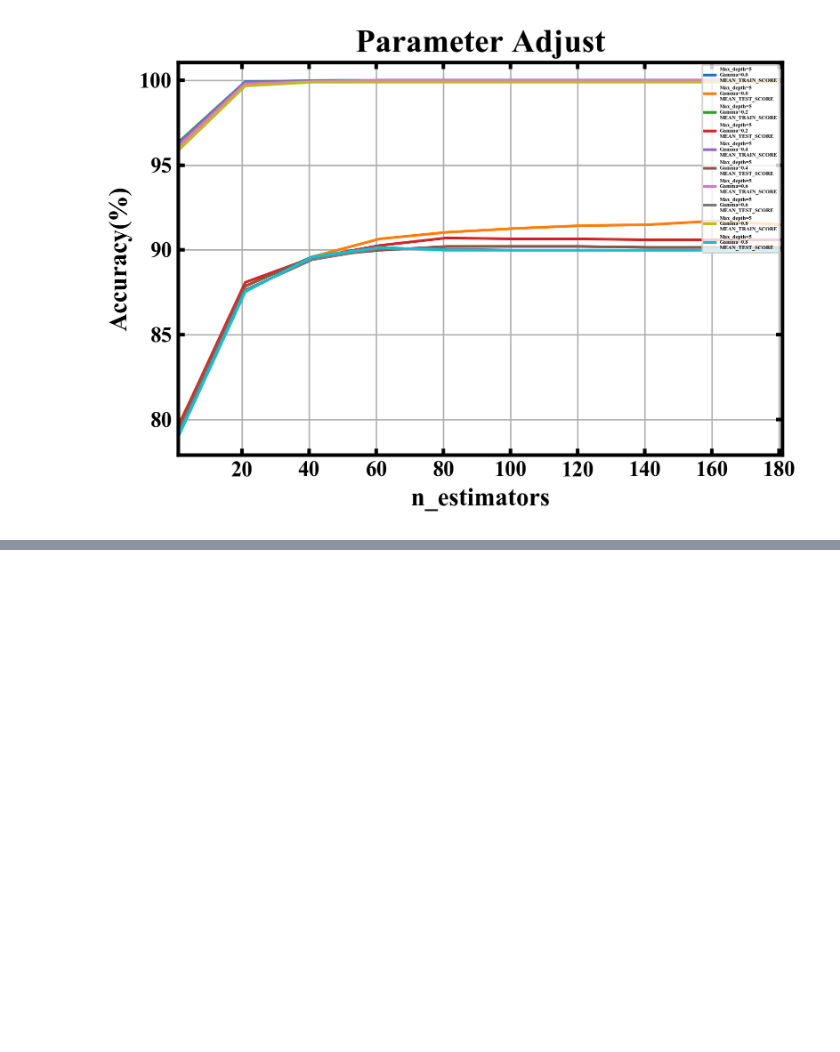
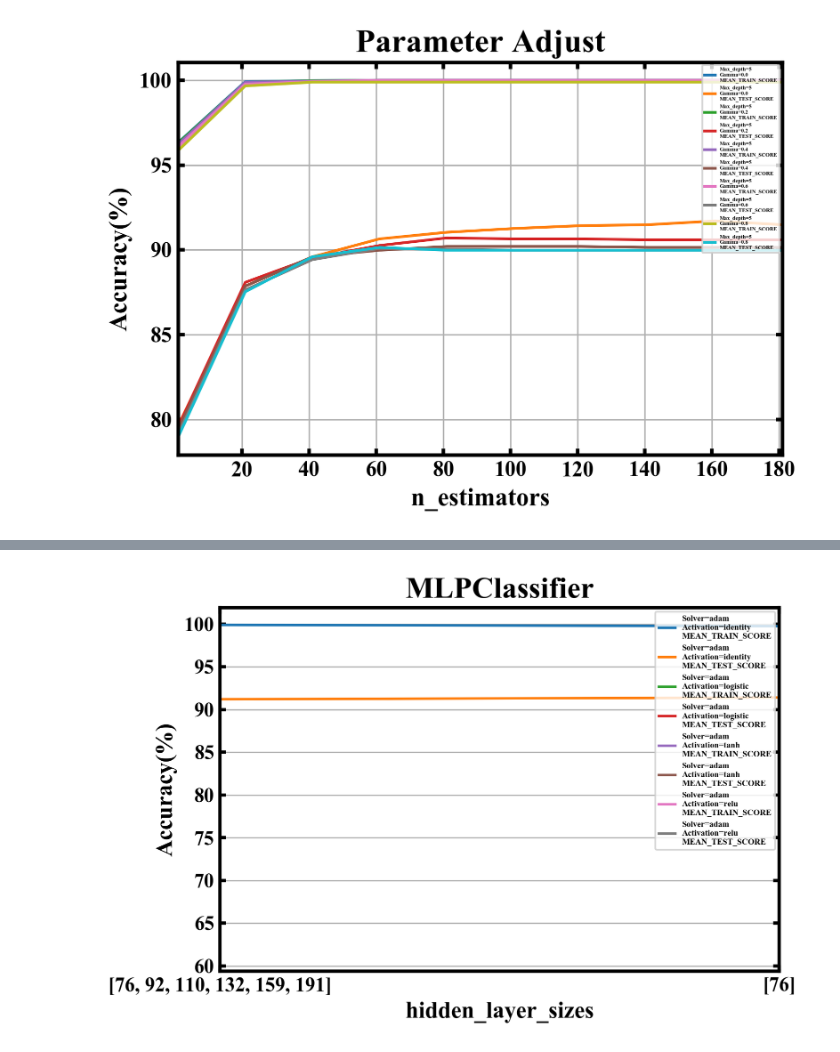
Before and after one commit to Time-Magic/Traning_code, a Jupyter notebook: MNIST_HELLOWORLD/Question2.ipynb, the cells around one changed output, grey strips where cells are left out. Saved outputs shown, nothing was run; the diff lists cells and outputs as text; code cells hidden in the pictures; blank space fills up the shorter version.

```diff
--- a/MNIST_HELLOWORLD/Question2.ipynb
+++ b/MNIST_HELLOWORLD/Question2.ipynb
@@ -462,0 +463,23 @@ clf.export('SVC_test2')
+# %%
+'''该部分用于神经网络各种参数下的性能变动线图'''
+from likefunctions_boston import plotlikeconfig
+from MNIST_HELLOWORLD.likedigitclass import linedata
+from matplotlib import pyplot as plt
+import numpy as np
+from matplotlib import cm
+xlabel='hidden_layer_sizes'
+plotlikeconfig(xlabel=xlabel,ylabel='Accuracy(%)',title='MLPClassifier',dpi=300)
+plt.grid()
+C=['identity','logistic','tanh','relu']
+for i in C:
+    x,y,label_temp=linedata(name='MPLC',xlabel=xlabel,const_param1='solver',paramvalue1='adam',const_param2='activation',
+            paramvalue2=i,target='mean_train_score')
+    plt.plot(y*100,label=label_temp)
+    x,y,label_temp=linedata(name='MPLC',xlabel=xlabel,const_param1='solver',paramvalue1='adam',const_param2='activation',
+            paramvalue2=i,target='mean_test_score')
+    plt.plot(y*100,label=label_temp)
+# plt.xlim(min(x),max(x))
+plt.legend(loc='upper right',fontsize=5)
+plt.show()
+# %% [output]
+[figure, added]
```
Also changed, not shown: parts of 3 cells of this notebook.
